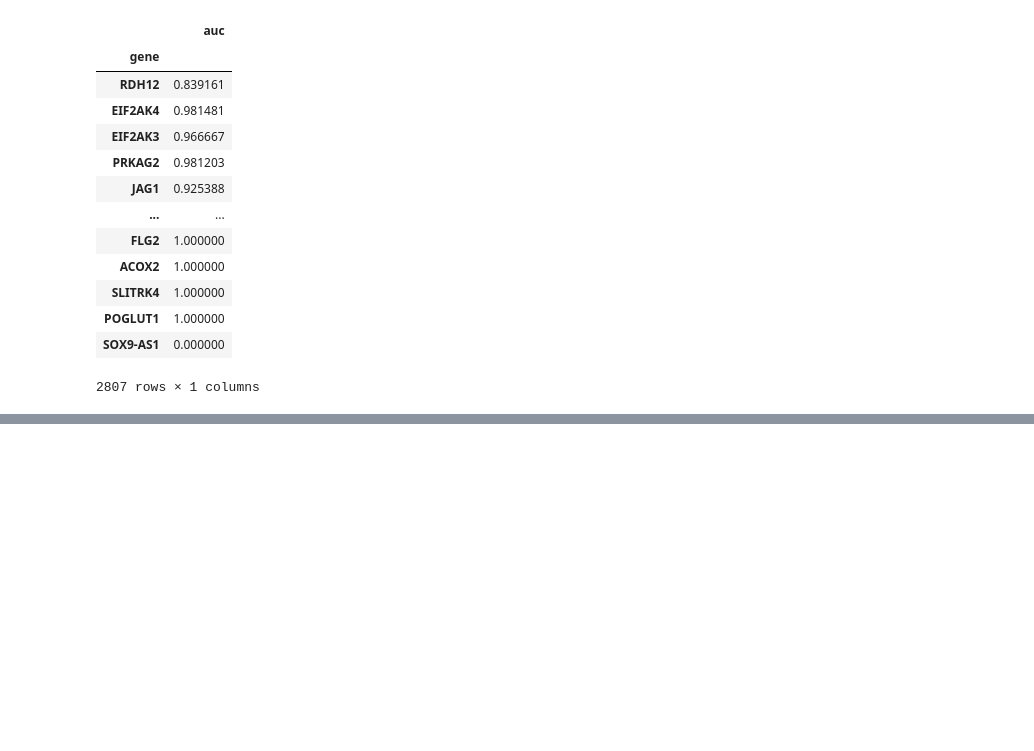
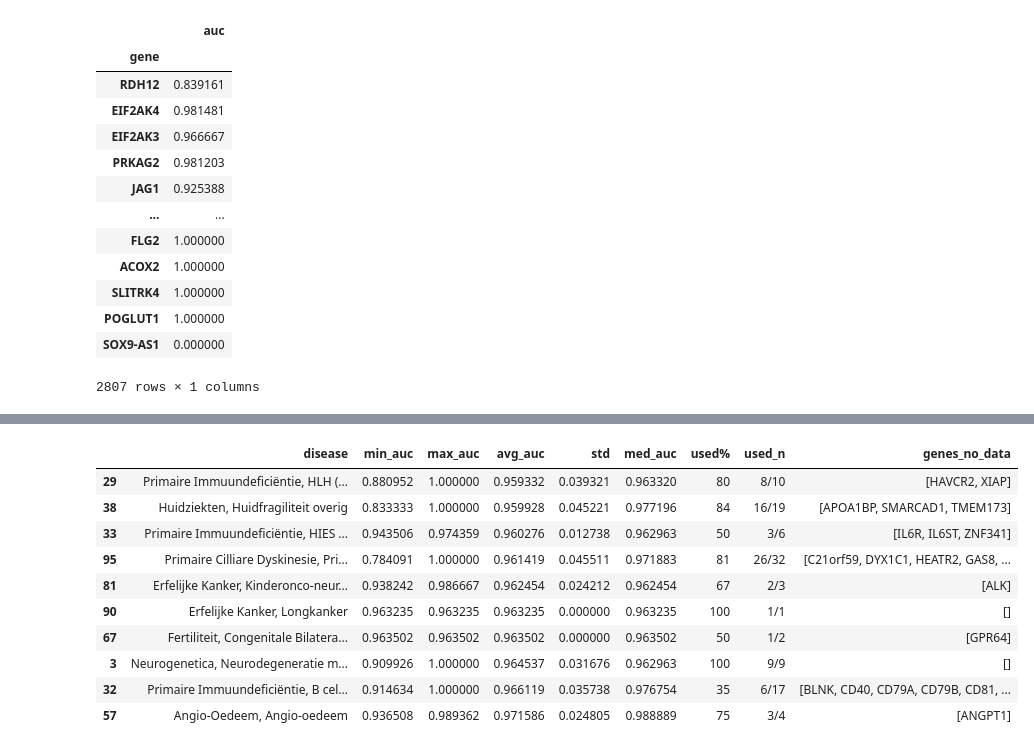
Before and after one commit to SietsmaRJ/dsls_master_thesis, a Jupyter notebook: side_scripts/Notebook_29042020.ipynb, the cells around one changed output, grey strips where cells are left out. Saved outputs shown, nothing was run; the diff lists cells and outputs as text; code cells hidden in the pictures; blank space fills up the shorter version.

```diff
--- a/side_scripts/Notebook_29042020.ipynb
+++ b/side_scripts/Notebook_29042020.ipynb
@@ -1212,0 +1263,14 @@ And a minimum AUC of: 0.6466460268317854 and maximum of: 0.6466460268317854
+# %%
+umcg_genepanel_analysis.sort_values(by='avg_auc', ascending=True).tail(10)
+# %% [output]
+|  | disease | min_auc | max_auc | avg_auc | std | med_auc | used% | used_n | genes_no_data |
+| 29 | Primaire Immuundeficiëntie, HLH (... | 0.880952 | 1.000000 | 0.959332 | 0.039321 | 0.963320 | 80 | 8/10 | [HAVCR2, XIAP] |
+| 38 | Huidziekten, Huidfragiliteit overig | 0.833333 | 1.000000 | 0.959928 | 0.045221 | 0.977196 | 84 | 16/19 | [APOA1BP, SMARCAD1, TMEM173] |
+| 33 | Primaire Immuundeficiëntie, HIES ... | 0.943506 | 0.974359 | 0.960276 | 0.012738 | 0.962963 | 50 | 3/6 | [IL6R, IL6ST, ZNF341] |
+| 95 | Primaire Cilliare Dyskinesie, Pri... | 0.784091 | 1.000000 | 0.961419 | 0.045511 | 0.971883 | 81 | 26/32 | [C21orf59, DYX1C1, HEATR2, GAS8, ... |
+| 81 | Erfelijke Kanker, Kinderonco-neur... | 0.938242 | 0.986667 | 0.962454 | 0.024212 | 0.962454 | 67 | 2/3 | [ALK] |
+| 90 | Erfelijke Kanker, Longkanker | 0.963235 | 0.963235 | 0.963235 | 0.000000 | 0.963235 | 100 | 1/1 | [] |
+| 67 | Fertiliteit, Congenitale Bilatera... | 0.963502 | 0.963502 | 0.963502 | 0.000000 | 0.963502 | 50 | 1/2 | [GPR64] |
+| 3 | Neurogenetica, Neurodegeneratie m... | 0.909926 | 1.000000 | 0.964537 | 0.031676 | 0.962963 | 100 | 9/9 | [] |
+| 32 | Primaire Immuundeficiëntie, B cel... | 0.914634 | 1.000000 | 0.966119 | 0.035738 | 0.976754 | 35 | 6/17 | [BLNK, CD40, CD79A, CD79B, CD81, ... |
+| 57 | Angio-Oedeem, Angio-oedeem | 0.936508 | 0.989362 | 0.971586 | 0.024805 | 0.988889 | 75 | 3/4 | [ANGPT1] |
```
Also changed, not shown: parts of 7 cells of this notebook.
